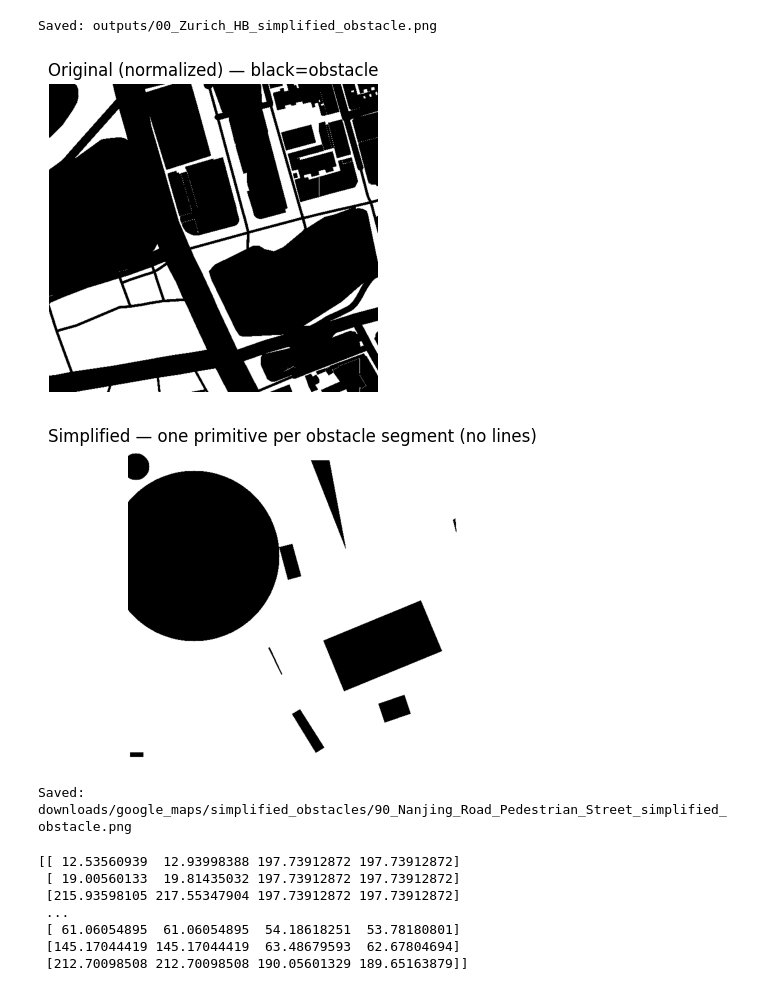
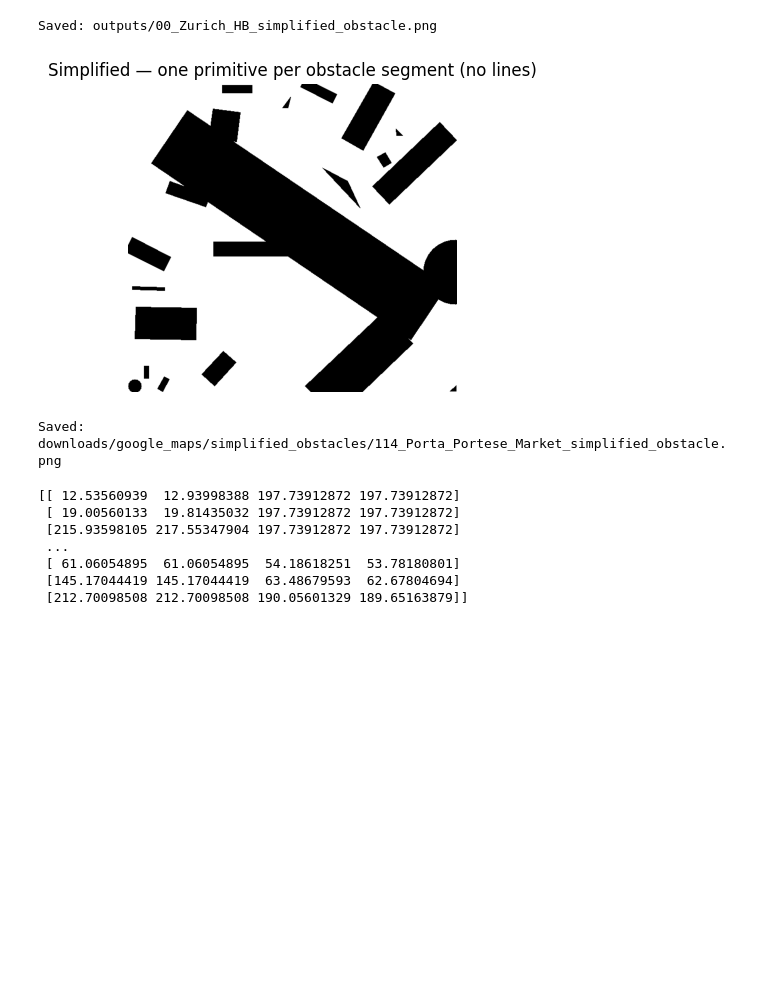
Before and after one commit to sweetspot00/rlaif-llm-translator, a Jupyter notebook: experiments.ipynb, the cells around one changed output. Saved outputs shown, nothing was run; the diff lists cells and outputs as text; code cells hidden in the pictures; blank space fills up the shorter version.

```diff
--- a/experiments.ipynb
+++ b/experiments.ipynb
@@ -292,21 +292,20 @@ print("Saved:", simp_path)
 Saved: outputs/00_Zurich_HB_simplified_obstacle.png
 # %%
 # Cell 7 — Run
-input_png = "downloads/google_maps/obstacles/90_Nanjing_Road_Pedestrian_Street_obstacle.png"  # <- change
+input_png = "downloads/google_maps/obstacles/114_Porta_Portese_Market_obstacle.png"  # <- change
 simp_path = simplify_obstacles_one_shape_each(
     input_png,
     out_dir="downloads/google_maps/simplified_obstacles",
-    thresh=50,
-    erosion_ksize=5,      # ↑ 大一点 -> 障碍更“瘦”、更不容易连
-    erosion_iters=10,      # ↑ 迭代多 -> 更瘦，但可能断裂
-    min_component_area=60,
-    shrink_factor=0.74 # ↓ 更小(0.85) -> 更不容易粘连
+    thresh=150,
+    erosion_ksize=5,      # ↑ 大一点 -> 障碍更“瘦”、更不
+    erosion_iters=5,      # ↑ 迭代多 -> 更瘦，但可
+    min_component_area=100,
+    shrink_factor=0.8 # ↓ 更小(0.85) -> 更不容易粘
 )
 print("Saved:", simp_path)
 # %% [output]
-[figure, old version]
+[figure, new version]
-[figure, removed]
-Saved: downloads/google_maps/simplified_obstacles/90_Nanjing_Road_Pedestrian_Street_simplified_obstacle.png
+Saved: downloads/google_maps/simplified_obstacles/114_Porta_Portese_Market_simplified_obstacle.png
 # %%
 obs = np.load("outputs/00_Zurich_HB_obstacles_lines_precise.npz")
 print(obs["obstacles"])
```
Also changed, not shown: parts of 1 cell of this notebook, 21 other files.
